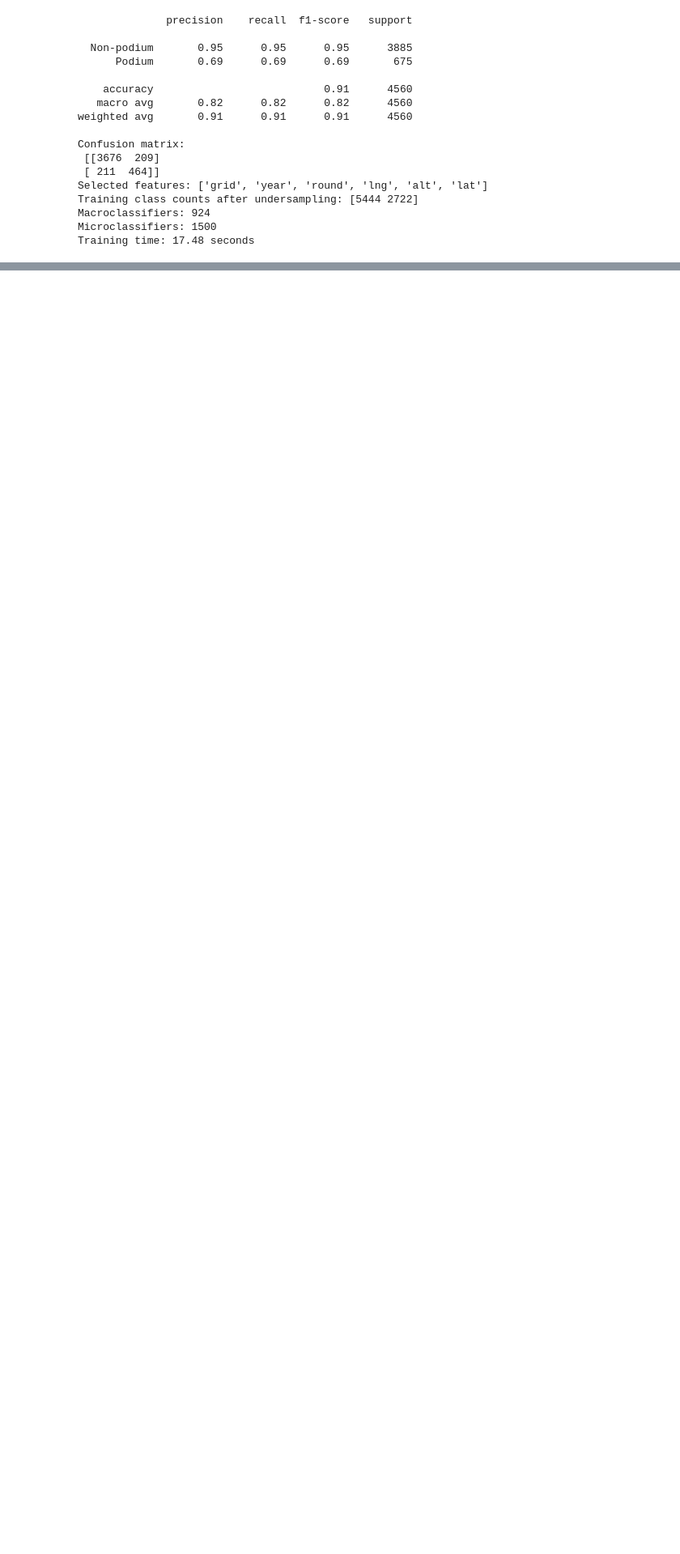
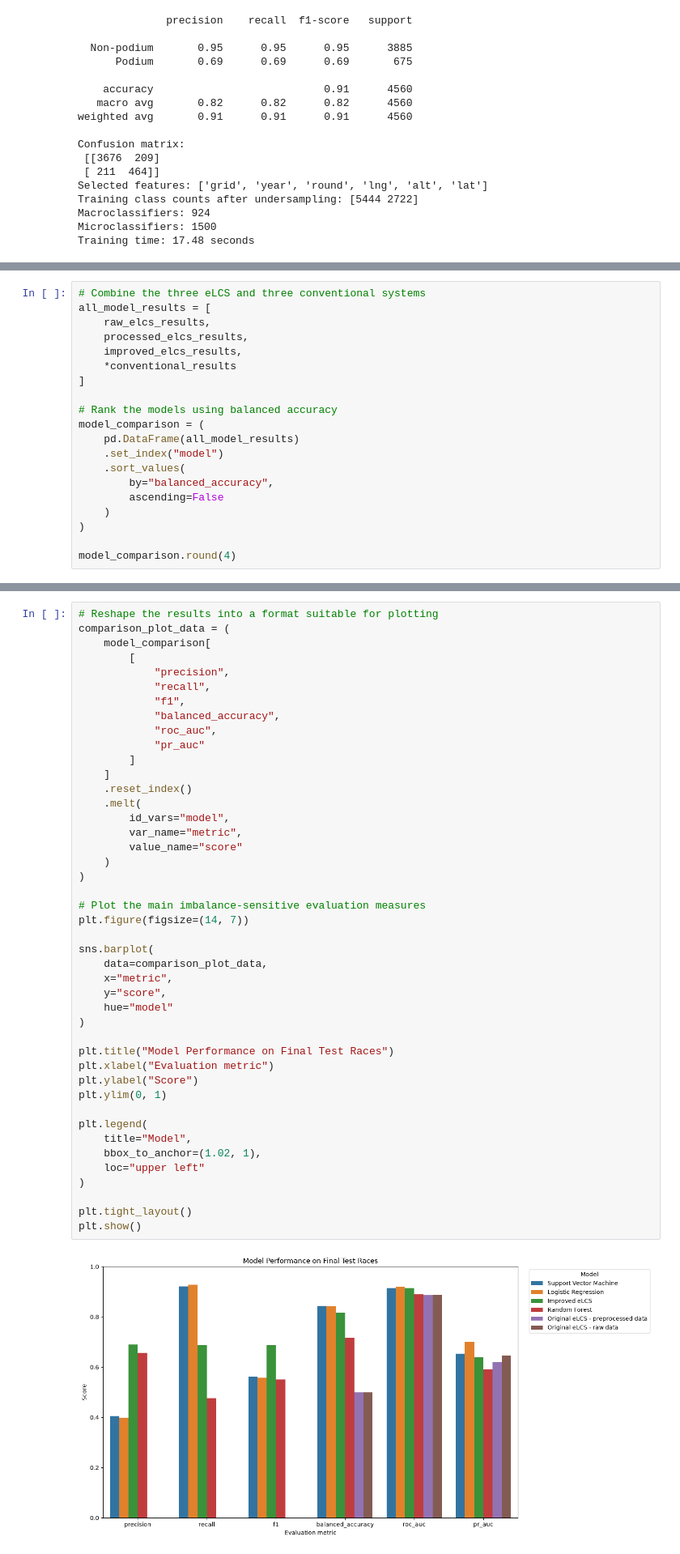
Before and after one commit to aarongoel22/Apex-Predictors-Phase-2, a Jupyter notebook: Apex_Predictors_Phase2_24257694.ipynb, the cells around one changed output, grey strips where cells are left out. Shown at 81% size. Cells and saved outputs as stored; diff of their text form; blank space fills up the shorter version.

Commit message:
complete model comparison statistical testing and LCS interpretation

```diff
--- a/Apex_Predictors_Phase2_24257694.ipynb
+++ b/Apex_Predictors_Phase2_24257694.ipynb
@@ -2165,0 +2361,20 @@ elcs_comparison.round(4)
+# %%
+# Combine the three eLCS and three conventional systems
+all_model_results = [
+    raw_elcs_results,
+    processed_elcs_results,
+    improved_elcs_results,
+    *conventional_results
+]
+
+# Rank the models using balanced accuracy
+model_comparison = (
+    pd.DataFrame(all_model_results)
+    .set_index("model")
+    .sort_values(
+        by="balanced_accuracy",
+        ascending=False
+    )
+)
+
+model_comparison.round(4)
@@ -2165,0 +2428,46 @@ elcs_comparison.round(4)
+# %%
+# Reshape the results into a format suitable for plotting
+comparison_plot_data = (
+    model_comparison[
+        [
+            "precision",
+            "recall",
+            "f1",
+            "balanced_accuracy",
+            "roc_auc",
+            "pr_auc"
+        ]
+    ]
+    .reset_index()
+    .melt(
+        id_vars="model",
+        var_name="metric",
+        value_name="score"
+    )
+)
+
+# Plot the main imbalance-sensitive evaluation measures
+plt.figure(figsize=(14, 7))
+
+sns.barplot(
+    data=comparison_plot_data,
+    x="metric",
+    y="score",
+    hue="model"
+)
+
+plt.title("Model Performance on Final Test Races")
+plt.xlabel("Evaluation metric")
+plt.ylabel("Score")
+plt.ylim(0, 1)
+
+plt.legend(
+    title="Model",
+    bbox_to_anchor=(1.02, 1),
+    loc="upper left"
+)
+
+plt.tight_layout()
+plt.show()
+# %% [output]
+[figure, added]
```
Also changed, not shown: parts of 18 cells of this notebook.
